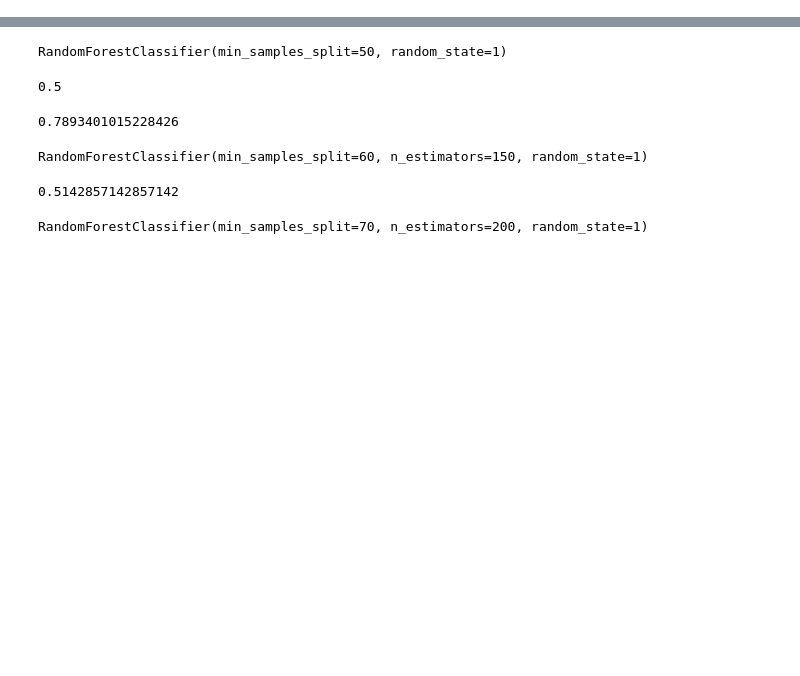
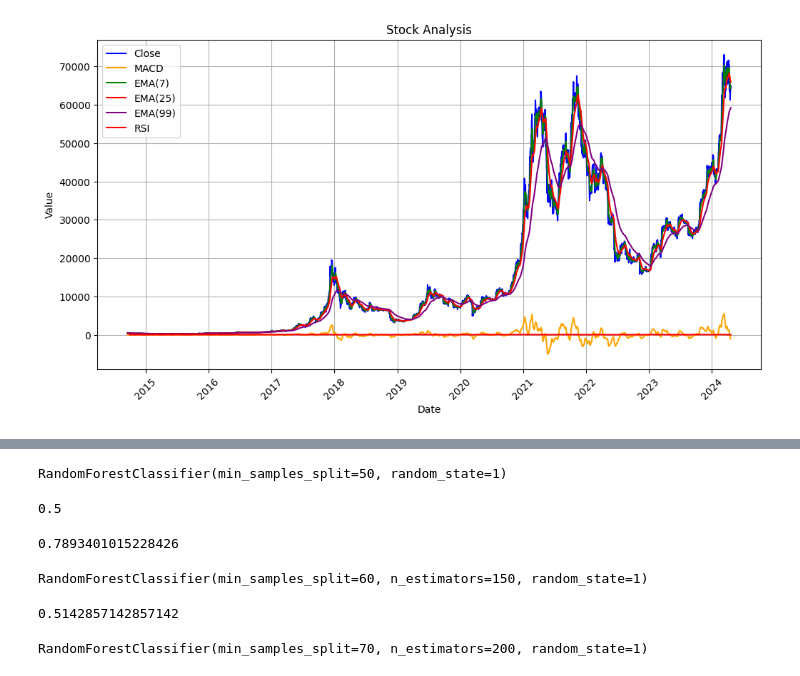
Before and after one commit to adeola21/Capstone-Crypto, a Jupyter notebook: notebooks/prediction_live.ipynb, the cells around one changed output, grey strips where cells are left out. Cells and saved outputs as stored; diff of their text form; code cells hidden in the pictures; blank space fills up the shorter version.

```diff
--- a/notebooks/prediction_live.ipynb
+++ b/notebooks/prediction_live.ipynb
@@ -103,0 +238,10 @@ Name: count, dtype: int64
+# %%
+# Calculate Fibonacci retracement levels
+fibonacci_levels = [0.236, 0.382, 0.5, 0.618, 0.786, 1.0]  # Levels: 23.6%, 38.2%, 50%, 61.8%, 78.6%, 100%
+# %%
+# Initialize a DataFrame to store Fibonacci retracement levels
+fibonacci_btc = pd.DataFrame(index=btc.index)
+# %%
+# Calculate Fibonacci retracement levels for each level
+for level in fibonacci_levels:
+    fibonacci_btc[f'Fib{level * 100}%'] = btc['high'] - (price_range * level)
@@ -103,0 +264,3 @@ Name: count, dtype: int64
+# %%
+# Merge BTC DataFrame with fibonacci_btc
+btc = pd.concat([btc, fibonacci_btc], axis=1)
@@ -103,0 +285,32 @@ Name: count, dtype: int64
+# %%
+# Plotting
+plt.figure(figsize=(12, 6))
+
+# Plotting close price
+plt.plot(btc.index, btc['close'], label='Close', color='blue')
+
+# Plotting MACD
+plt.plot(btc.index, btc['MACD'], label='MACD', color='orange')
+
+# Plotting EMAs
+plt.plot(btc.index, btc['EMA(7)'], label='EMA(7)', color='green')
+plt.plot(btc.index, btc['EMA(25)'], label='EMA(25)', color='red')
+plt.plot(btc.index, btc['EMA(99)'], label='EMA(99)', color='purple')
+
+# Plotting RSI
+plt.plot(btc.index, btc['RSI'], label='RSI', color='red')
+
+# Adding labels and title
+plt.xlabel('Date')
+plt.ylabel('Value')
+plt.title('Stock Analysis')
+plt.legend()
+plt.grid(True)
+
+# Rotating x-axis labels for better readability
+plt.xticks(rotation=45)
+
+# Display plot
+plt.show()
+# %% [output]
+[figure, added]
```
Also changed, not shown: parts of 43 cells of this notebook, 4 other files.
